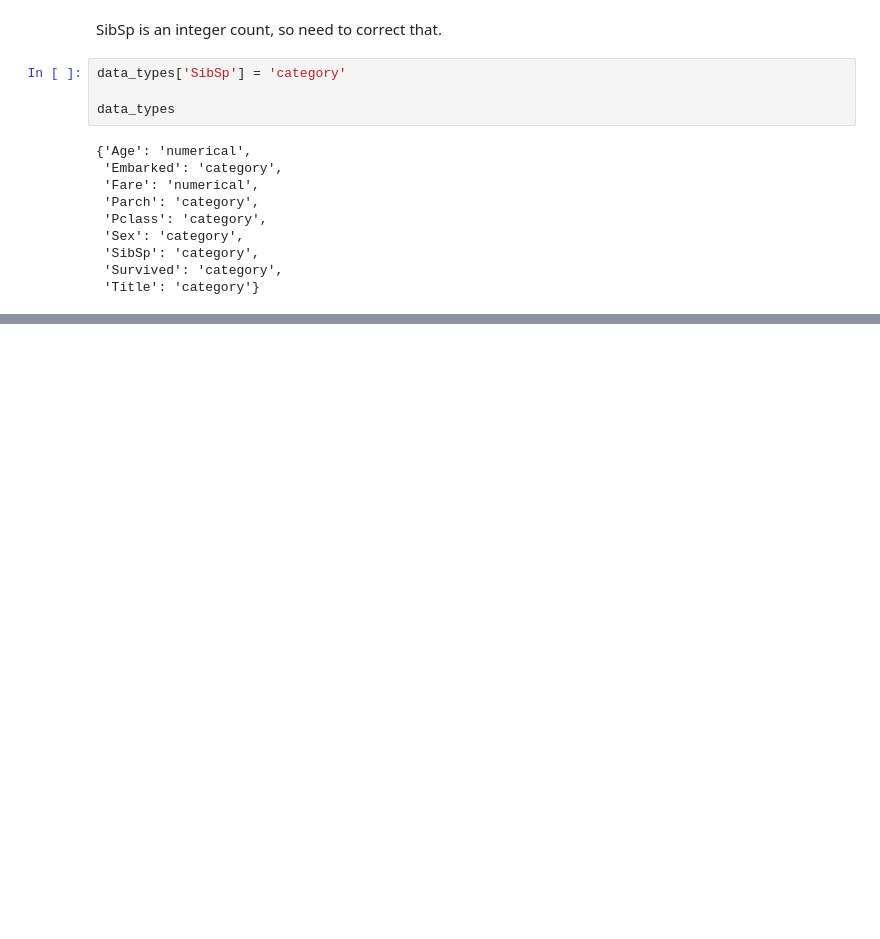
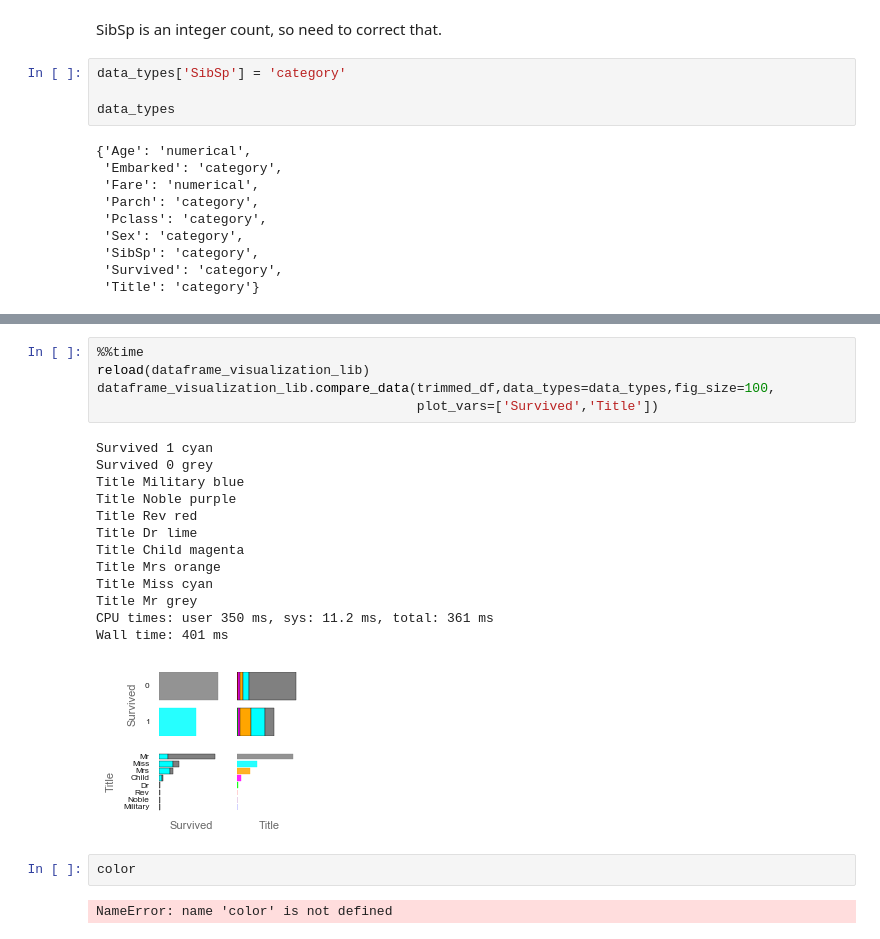
Before and after one commit to kpflugshaupt/pairplotr, a Jupyter notebook: dataframe_visualization_lib_demo.ipynb, the cells around one changed output, grey strips where cells are left out. Saved outputs shown, nothing was run; the diff lists cells and outputs as text; blank space fills up the shorter version.

Commit message:
Rewrote a lot of the data comparison method so that the order and color of the categorical values was correct.

```diff
--- a/dataframe_visualization_lib_demo.ipynb
+++ b/dataframe_visualization_lib_demo.ipynb
@@ -523,0 +539,23 @@ Index([u'male', u'female'], dtype='object')
+# %%
+%%time
+reload(dataframe_visualization_lib)
+dataframe_visualization_lib.compare_data(trimmed_df,data_types=data_types,fig_size=100,
+                                         plot_vars=['Survived','Title'])
+# %% [output]
+Survived 1 cyan
+Survived 0 grey
+Title Military blue
+Title Noble purple
+Title Rev red
+Title Dr lime
+Title Child magenta
+Title Mrs orange
+Title Miss cyan
+Title Mr grey
+CPU times: user 350 ms, sys: 11.2 ms, total: 361 ms
+Wall time: 401 ms
+[figure, added]
+# %%
+color
+# %% [output]
+NameError: name 'color' is not defined
```
Also changed, not shown: parts of 5 cells of this notebook, 2 other files.
